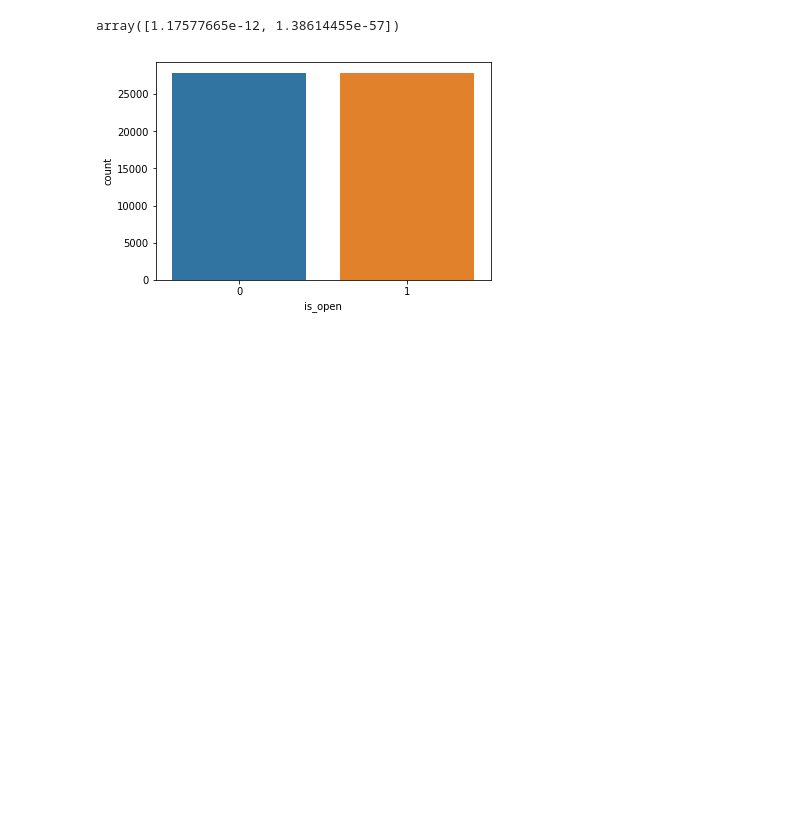
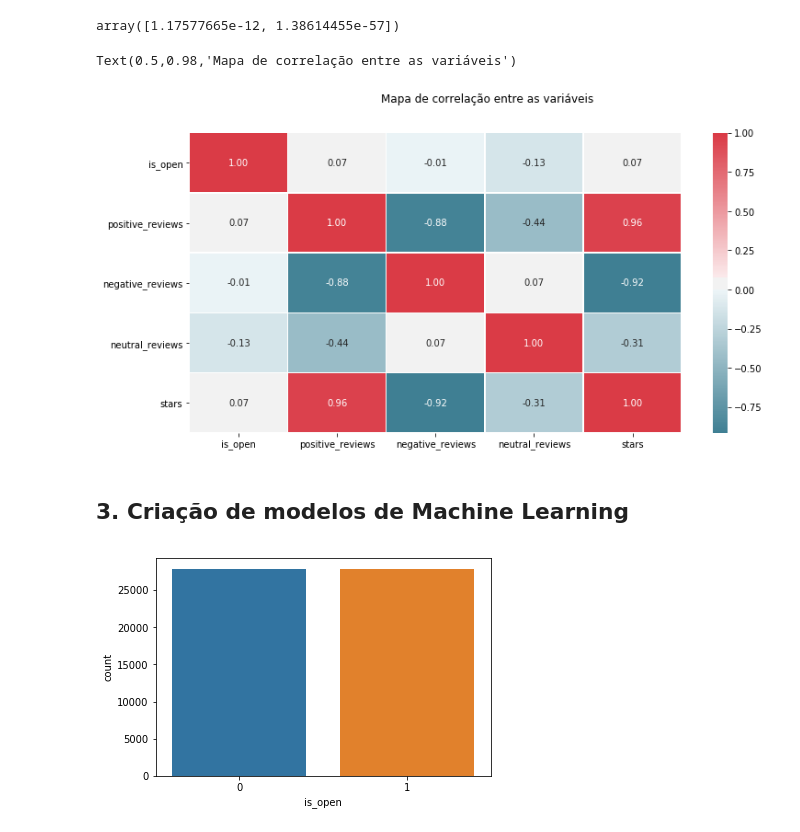
Before and after one commit to AmauryAC/notebook-yelp, a Jupyter notebook: Notebook_Yelp.ipynb, the cells around one changed output. Saved outputs shown, nothing was run; the diff lists cells and outputs as text; code cells hidden in the pictures; blank space fills up the shorter version.

```diff
--- a/Notebook_Yelp.ipynb
+++ b/Notebook_Yelp.ipynb
@@ -407,11 +369,28 @@ valor_p = chi2(df_check_chi2[['state', 'number_checkins']], df_check_chi2['is_op
 valor_p[1]
 # %% [output]
 array([1.17577665e-12, 1.38614455e-57])
+# %%
+cluster = df[['is_open', 'positive_reviews', 'negative_reviews', 'neutral_reviews', 'stars']]
+cluster = cluster.corr(method='spearman')
+
+mask = np.zeros_like(cluster, dtype=np.bool)
+mask[np.triu_indices_from(mask)] = True
+
+cmap = sns.diverging_palette(220, 10, as_cmap=True)
+
+fig, ax = plt.subplots(figsize=(12, 6))
+sns.heatmap(cluster, annot=True, linewidths=0.5, ax=ax, fmt='.2f', cmap=cmap)
+fig.suptitle('Mapa de correlação entre as variáveis')
+# %% [output]
+Text(0.5,0.98,'Mapa de correlação entre as variáveis')
+[figure, added]
 # %%
 # Dummies
 number_checkins_dummies = pd.get_dummies(df['number_checkins'], prefix='number_checkins')
 state_dummies = pd.get_dummies(df['state'], prefix='state')
 #city_dummies = pd.get_dummies(df['city'], prefix='city')
+# %% [markdown]
+## 3. Criação de modelos de Machine Learning
 # %%
 y = df['is_open']
 
```
Also changed, not shown: parts of 41 cells of this notebook.
